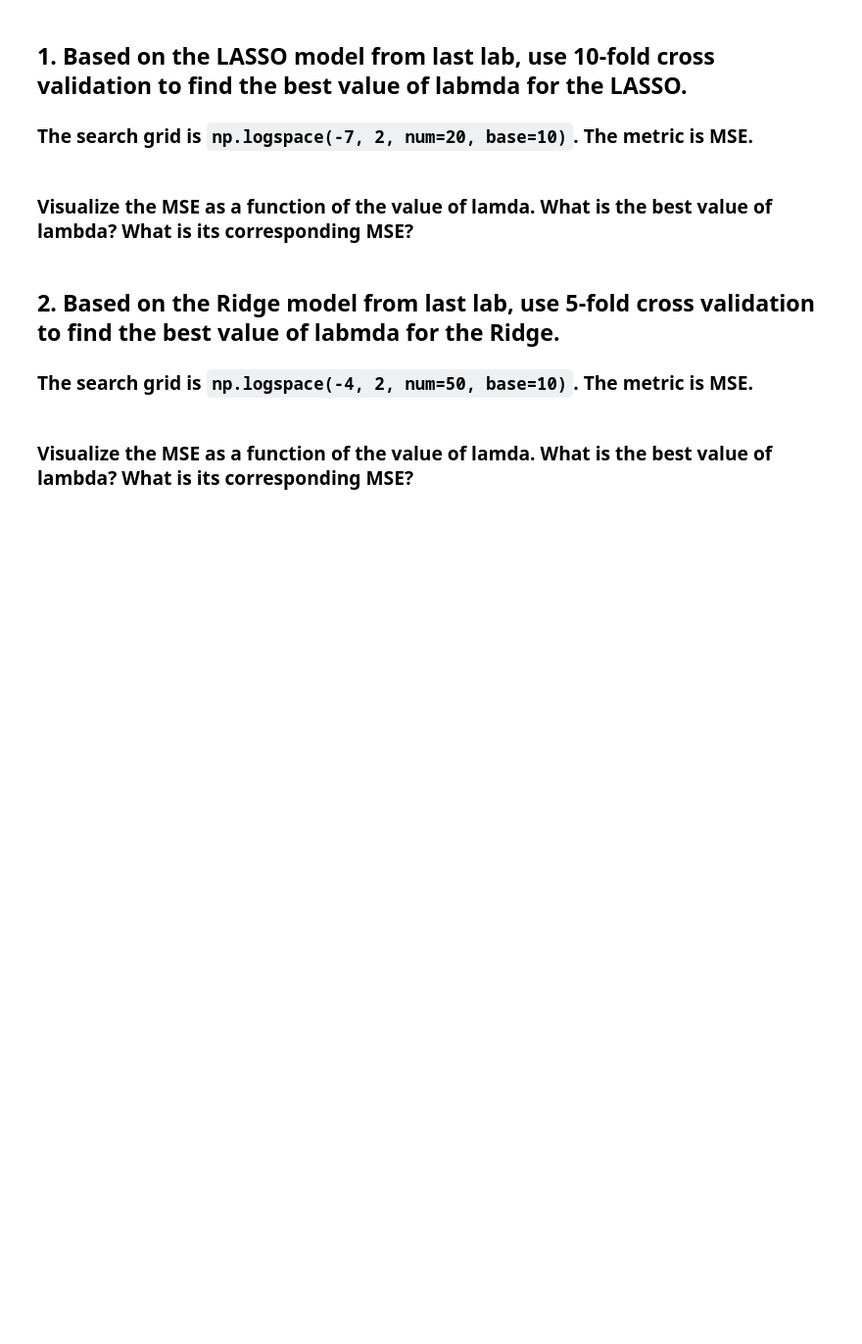
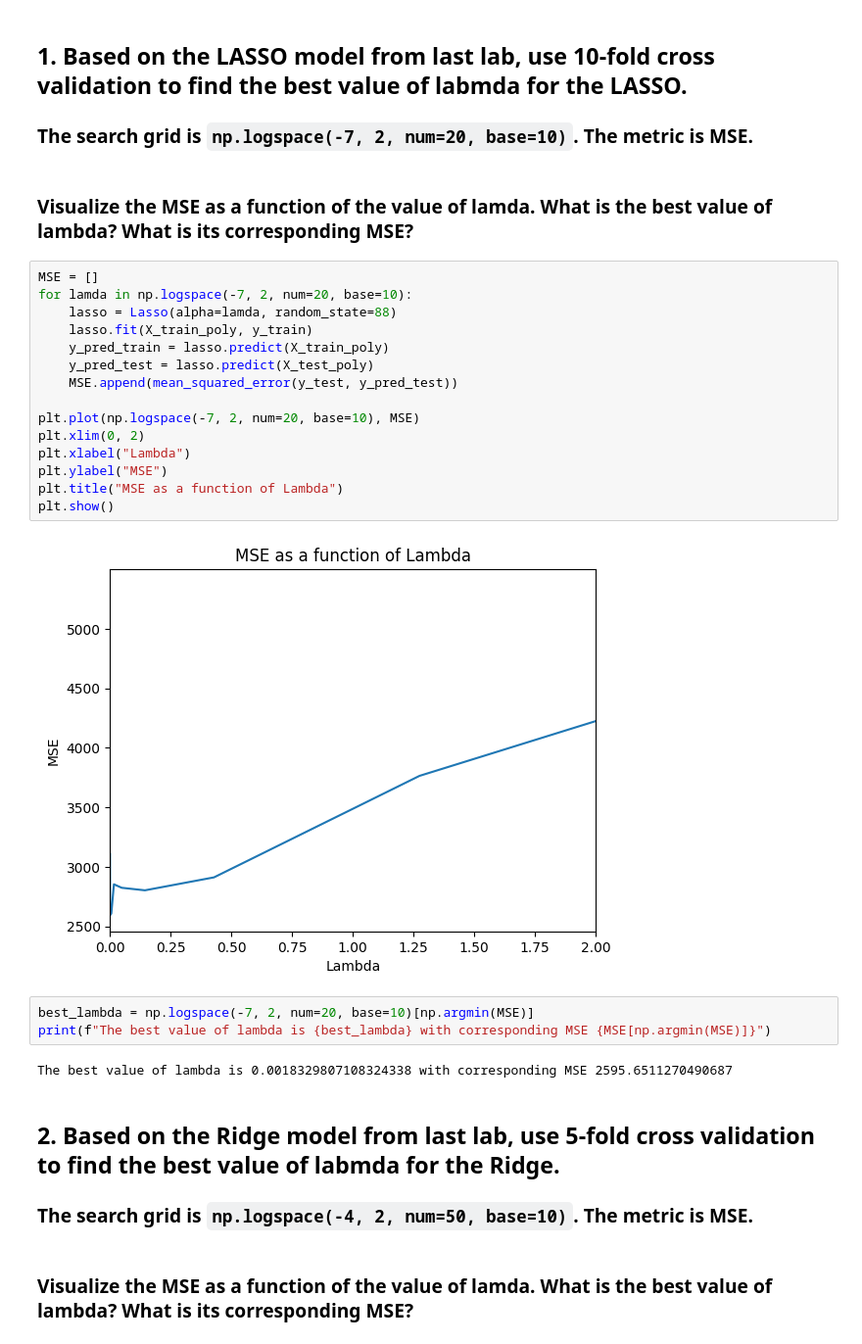
Before and after one commit to ivynangalia/320, a Jupyter notebook: labs/lab11.ipynb, the cells around one changed output. Shown at 98% size. Saved outputs shown, nothing was run; the diff lists cells and outputs as text; blank space fills up the shorter version.

Commit message:
pct by state 2

```diff
--- a/labs/lab11.ipynb
+++ b/labs/lab11.ipynb
@@ -81,6 +81,28 @@ X_train_poly_df
 ### The search grid is `np.logspace(-7, 2, num=20, base=10)`. The metric is MSE.
 # %% [markdown]
 ### Visualize the MSE as a function of the value of lamda. What is the best value of lambda? What is its corresponding MSE?
+# %%
+MSE = []
+for lamda in np.logspace(-7, 2, num=20, base=10):
+    lasso = Lasso(alpha=lamda, random_state=88)
+    lasso.fit(X_train_poly, y_train)
+    y_pred_train = lasso.predict(X_train_poly)
+    y_pred_test = lasso.predict(X_test_poly)
+    MSE.append(mean_squared_error(y_test, y_pred_test))
+
+plt.plot(np.logspace(-7, 2, num=20, base=10), MSE)
+plt.xlim(0, 2)
+plt.xlabel("Lambda")
+plt.ylabel("MSE")
+plt.title("MSE as a function of Lambda")
+plt.show()
+# %% [output]
+[figure, added]
+# %%
+best_lambda = np.logspace(-7, 2, num=20, base=10)[np.argmin(MSE)]
+print(f"The best value of lambda is {best_lambda} with corresponding MSE {MSE[np.argmin(MSE)]}")
+# %% [output]
+The best value of lambda is 0.0018329807108324338 with corresponding MSE 2595.6511270490687
 # %% [markdown]
 ## 2. Based on the Ridge model from last lab, use 5-fold cross validation to find the best value of labmda for the Ridge.
 
```
Also changed, not shown: parts of 5 cells of this notebook, 20 other files.
